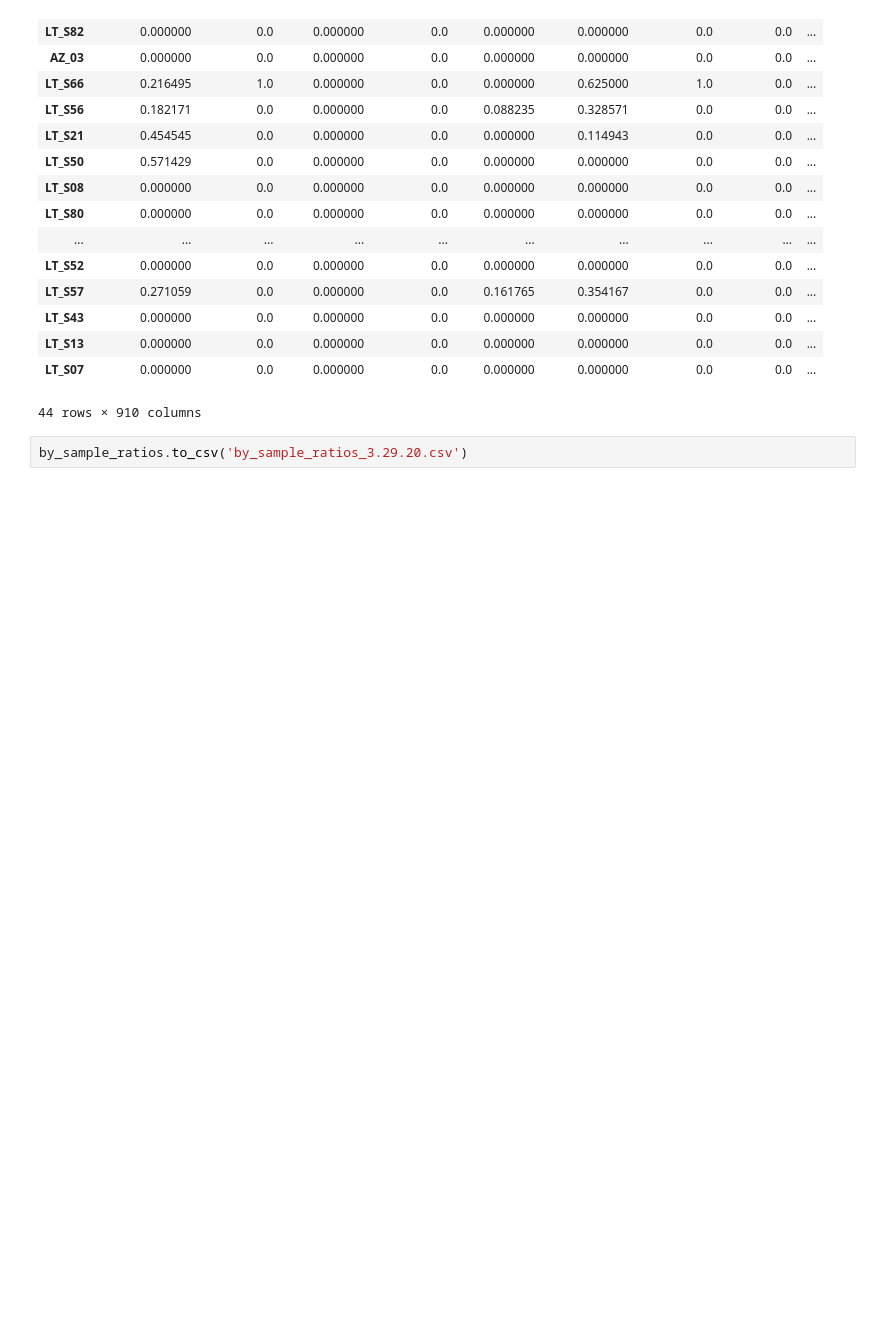
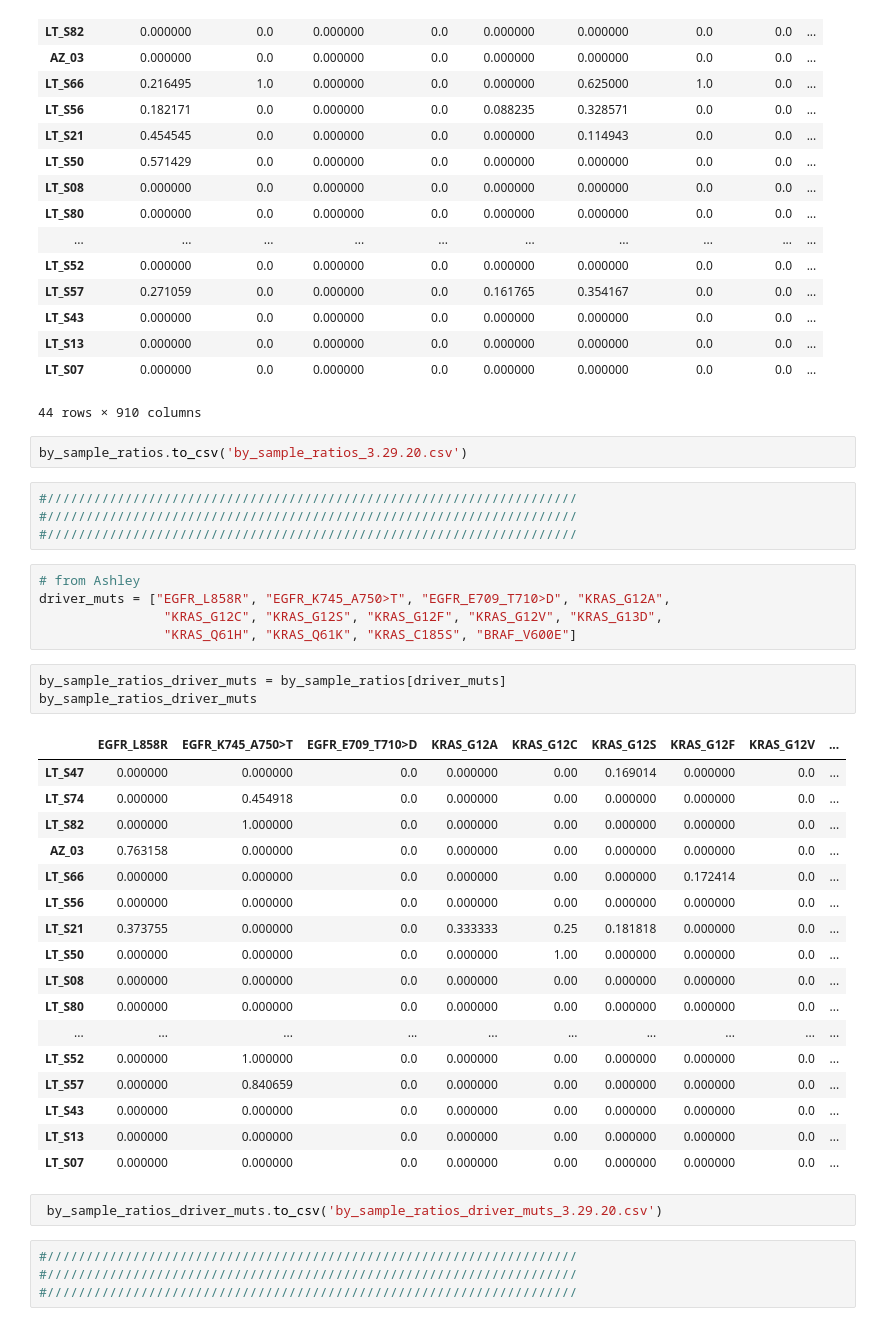
Before and after one commit to lincoln-harris/process_new_cells, a Jupyter notebook: gvcf/make_validation_tbl_with_gvcf_data.ipynb, the cells around one changed output. Saved outputs shown, nothing was run; the diff lists cells and outputs as text; blank space fills up the shorter version.

```diff
--- a/gvcf/make_validation_tbl_with_gvcf_data.ipynb
+++ b/gvcf/make_validation_tbl_with_gvcf_data.ipynb
@@ -206,3 +233,39 @@ by_sample_ratios
 44 rows × 910 columns
 # %%
 by_sample_ratios.to_csv('by_sample_ratios_3.29.20.csv')
+# %%
+#////////////////////////////////////////////////////////////////////
+#////////////////////////////////////////////////////////////////////
+#////////////////////////////////////////////////////////////////////
+# %%
+# from Ashley
+driver_muts = ["EGFR_L858R", "EGFR_K745_A750>T", "EGFR_E709_T710>D", "KRAS_G12A",
+                "KRAS_G12C", "KRAS_G12S", "KRAS_G12F", "KRAS_G12V", "KRAS_G13D",
+                "KRAS_Q61H", "KRAS_Q61K", "KRAS_C185S", "BRAF_V600E"]
+# %%
+by_sample_ratios_driver_muts = by_sample_ratios[driver_muts]
+by_sample_ratios_driver_muts
+# %% [output]
+|  | EGFR_L858R | EGFR_K745_A750>T | EGFR_E709_T710>D | KRAS_G12A | KRAS_G12C | KRAS_G12S | KRAS_G12F | KRAS_G12V | ... |
+| LT_S47 | 0.000000 | 0.000000 | 0.0 | 0.000000 | 0.00 | 0.169014 | 0.000000 | 0.0 | ... |
+| LT_S74 | 0.000000 | 0.454918 | 0.0 | 0.000000 | 0.00 | 0.000000 | 0.000000 | 0.0 | ... |
+| LT_S82 | 0.000000 | 1.000000 | 0.0 | 0.000000 | 0.00 | 0.000000 | 0.000000 | 0.0 | ... |
+| AZ_03 | 0.763158 | 0.000000 | 0.0 | 0.000000 | 0.00 | 0.000000 | 0.000000 | 0.0 | ... |
+| LT_S66 | 0.000000 | 0.000000 | 0.0 | 0.000000 | 0.00 | 0.000000 | 0.172414 | 0.0 | ... |
+| LT_S56 | 0.000000 | 0.000000 | 0.0 | 0.000000 | 0.00 | 0.000000 | 0.000000 | 0.0 | ... |
+| LT_S21 | 0.373755 | 0.000000 | 0.0 | 0.333333 | 0.25 | 0.181818 | 0.000000 | 0.0 | ... |
+| LT_S50 | 0.000000 | 0.000000 | 0.0 | 0.000000 | 1.00 | 0.000000 | 0.000000 | 0.0 | ... |
+| LT_S08 | 0.000000 | 0.000000 | 0.0 | 0.000000 | 0.00 | 0.000000 | 0.000000 | 0.0 | ... |
+| LT_S80 | 0.000000 | 0.000000 | 0.0 | 0.000000 | 0.00 | 0.000000 | 0.000000 | 0.0 | ... |
+| ... | ... | ... | ... | ... | ... | ... | ... | ... | ... |
+| LT_S52 | 0.000000 | 1.000000 | 0.0 | 0.000000 | 0.00 | 0.000000 | 0.000000 | 0.0 | ... |
+| LT_S57 | 0.000000 | 0.840659 | 0.0 | 0.000000 | 0.00 | 0.000000 | 0.000000 | 0.0 | ... |
+| LT_S43 | 0.000000 | 0.000000 | 0.0 | 0.000000 | 0.00 | 0.000000 | 0.000000 | 0.0 | ... |
+| LT_S13 | 0.000000 | 0.000000 | 0.0 | 0.000000 | 0.00 | 0.000000 | 0.000000 | 0.0 | ... |
+| LT_S07 | 0.000000 | 0.000000 | 0.0 | 0.000000 | 0.00 | 0.000000 | 0.000000 | 0.0 | ... |
+# %%
+ by_sample_ratios_driver_muts.to_csv('by_sample_ratios_driver_muts_3.29.20.csv')
+# %%
+#////////////////////////////////////////////////////////////////////
+#////////////////////////////////////////////////////////////////////
+#////////////////////////////////////////////////////////////////////
```
Also changed, not shown: parts of 10 cells of this notebook.
